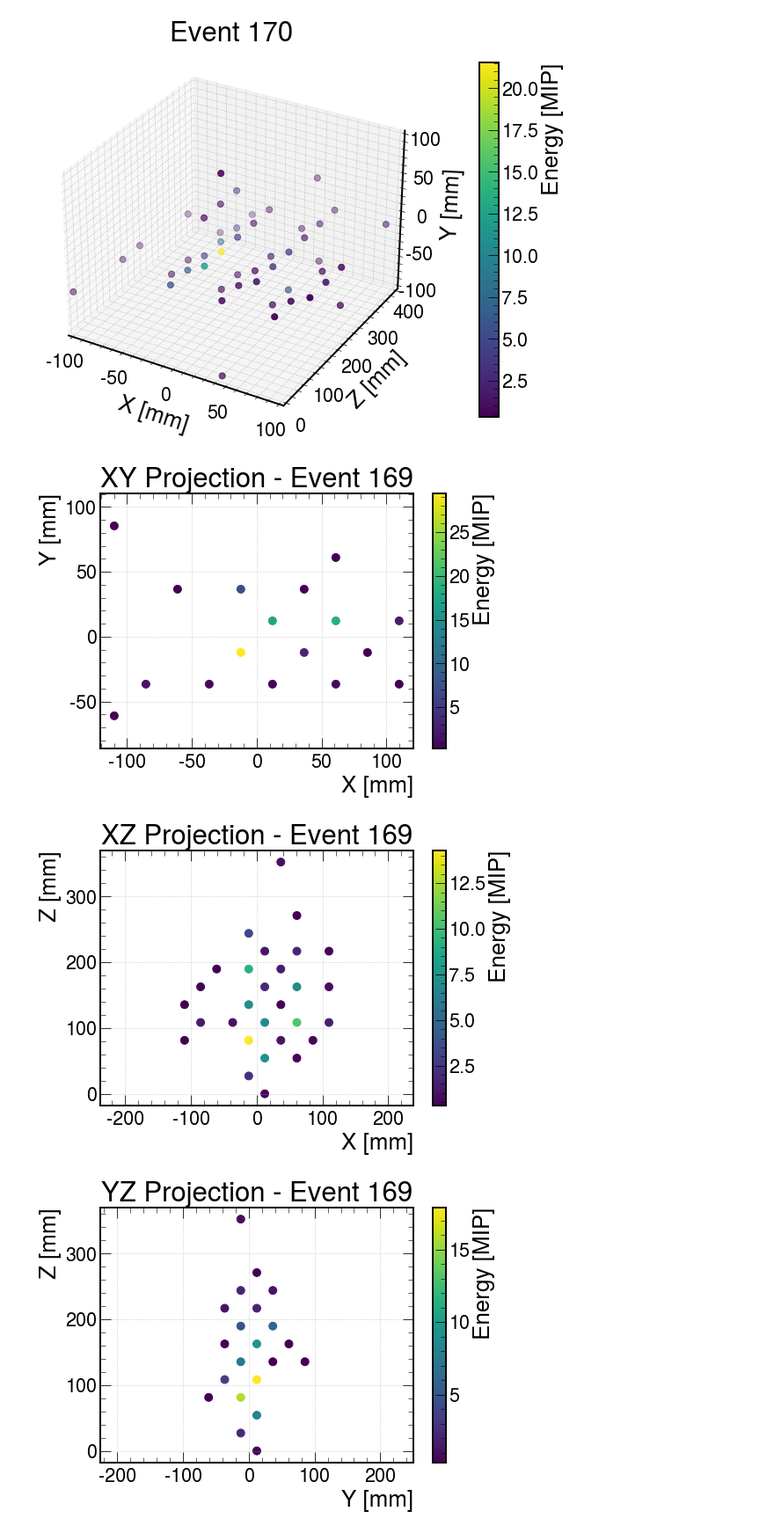
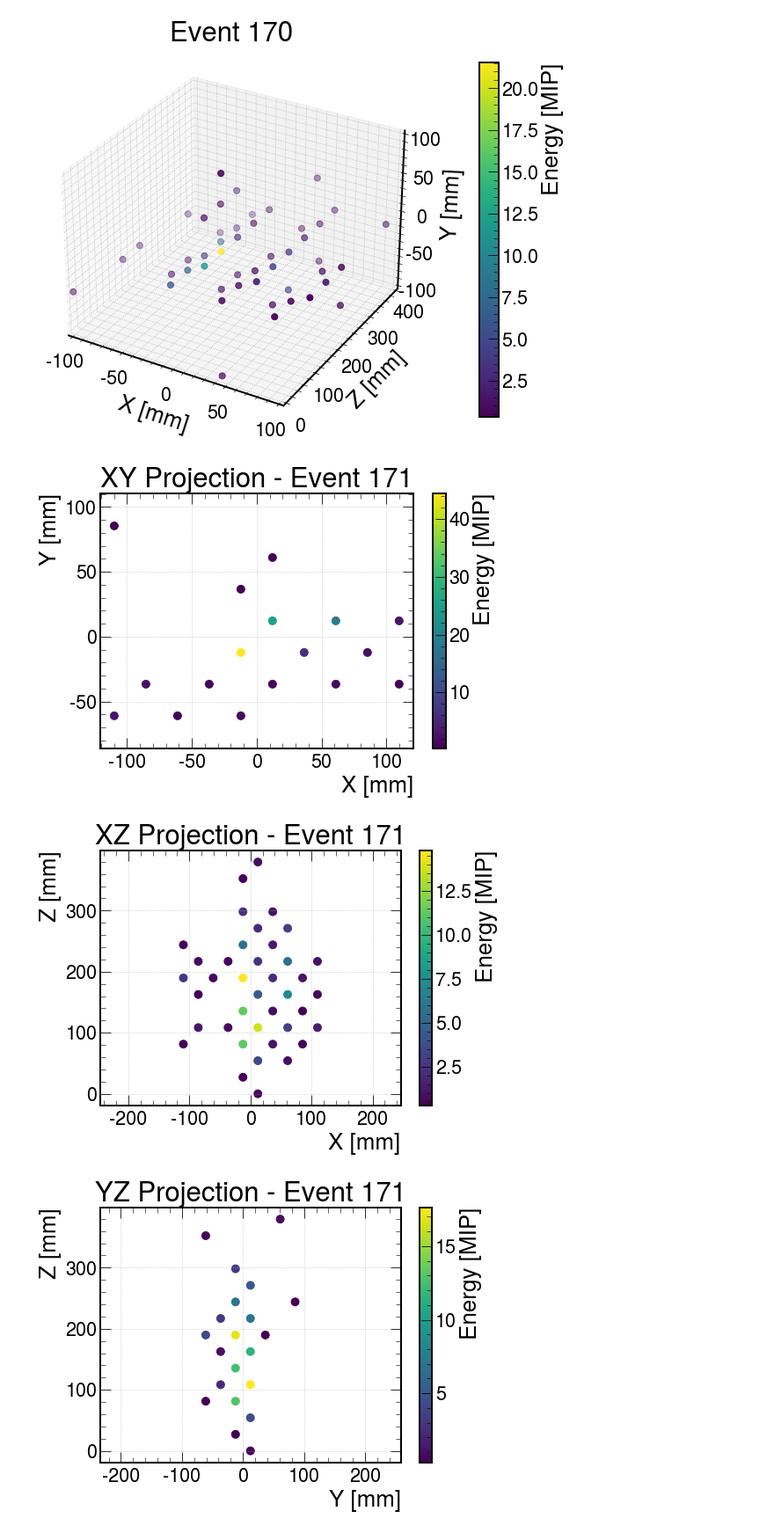
Before and after one commit to SeanBP/genIII_prototype_analysis, a Jupyter notebook: Beam_Analysis.ipynb, the cells around one changed output. Shown at 88% size. Saved outputs shown, nothing was run; the diff lists cells and outputs as text; code cells hidden in the pictures.

```diff
--- a/Beam_Analysis.ipynb
+++ b/Beam_Analysis.ipynb
@@ -283,7 +344,7 @@ def plot_event_projections(beam_data, evtnum, threshold=0.3):
         })
 
         grouped = df.groupby(['x', 'y'], as_index=False).sum()
-
+        configure_plotting()
         plt.figure(figsize=(8, 6))
         sc = plt.scatter(grouped['x'], grouped['y'], c=grouped['energy'],
                          cmap='viridis', s=80)
@@ -300,8 +361,8 @@ def plot_event_projections(beam_data, evtnum, threshold=0.3):
     plot_energy_projection(xs, zs, energies, 'X [mm]', 'Z [mm]', f'XZ Projection - Event {evtnum}')
     plot_energy_projection(ys, zs, energies, 'Y [mm]', 'Z [mm]', f'YZ Projection - Event {evtnum}')
 # %%
-plot_event_projections(beam_data, evtnum=high_indexes[3])
+plot_event_projections(beam_data, evtnum=high_indexes[5])
 # %% [output]
-[figure, old version]
+[figure, new version]
-[figure, old version]
+[figure, new version]
-[figure, old version]
+[figure, new version]
```
Also changed, not shown: parts of 5 cells of this notebook, 1 other file.
